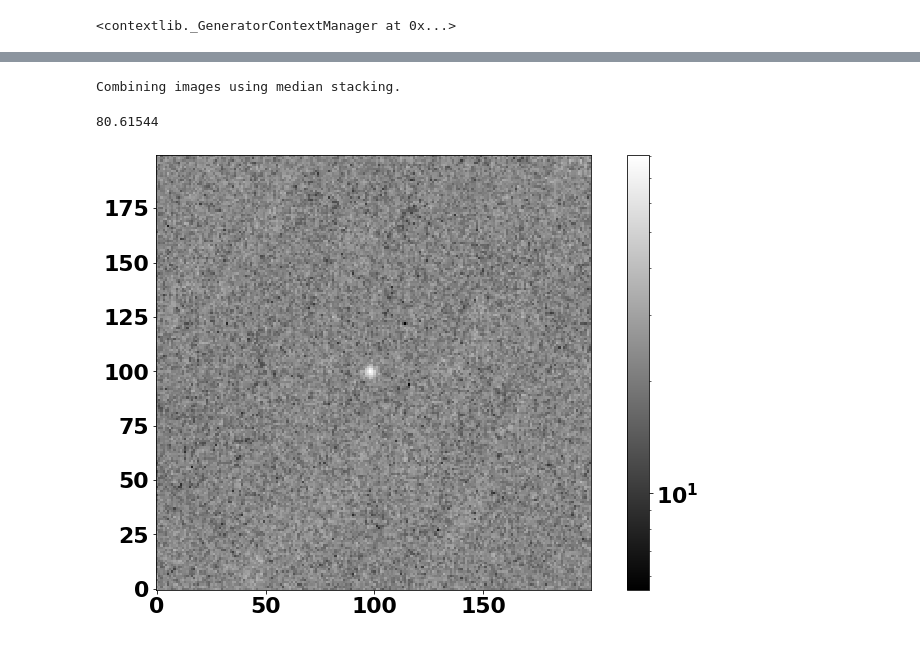
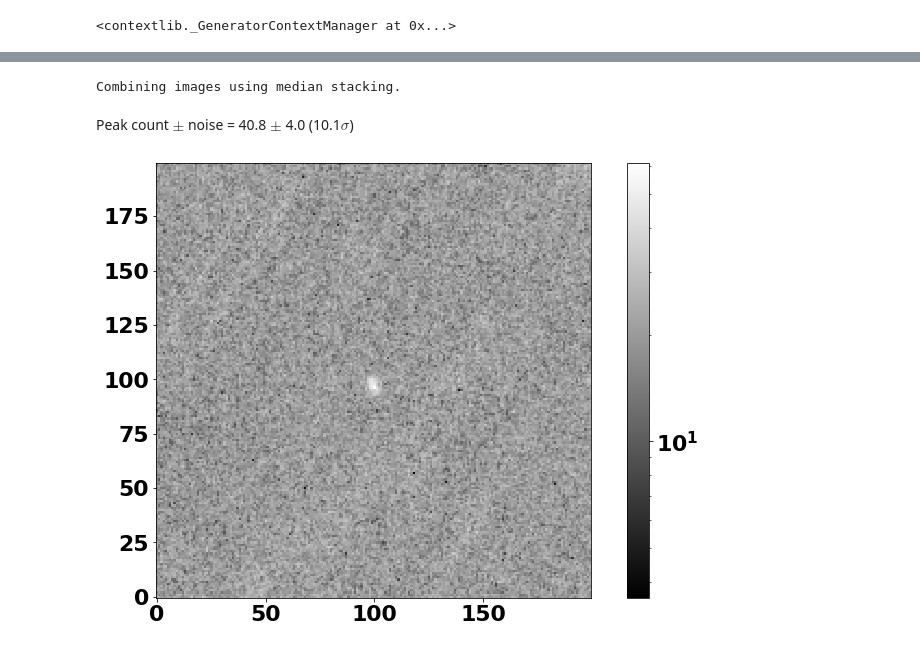
Before and after one commit to matthewjohnpayne/shifty, a Jupyter notebook: notebooks/debug_transform.ipynb, the cells around one changed output, grey strips where cells are left out. Cells and saved outputs as stored; diff of their text form; code cells hidden in the pictures.

```diff
--- a/notebooks/debug_transform.ipynb
+++ b/notebooks/debug_transform.ipynb
@@ -546,0 +515,29 @@ times = np.array([dh['SHIFTY_MJD_MID'] for dh in D.image_data.header]) + 2400000
+# %%
+# Get centre pixel from WCS
+CRPIX1 = D.image_data.header[0]['CRPIX1']
+CRPIX2 = D.image_data.header[0]['CRPIX2']
+# RA & Dec of centre pixel & then offset 100 pixels in each direction:
+ra_CRPIX, dec_CRPIX = np.array(D.image_data.WCS[0].all_pix2world(CRPIX1, CRPIX2, 1))
+ra1, dec1 = np.array(D.image_data.WCS[0].all_pix2world(CRPIX1+100, CRPIX2, 1))
+ra2, dec2 = np.array(D.image_data.WCS[0].all_pix2world(CRPIX1-100, CRPIX2, 1))
+ra3, dec3 = np.array(D.image_data.WCS[0].all_pix2world(CRPIX1, CRPIX2+100, 1))
+ra4, dec4 = np.array(D.image_data.WCS[0].all_pix2world(CRPIX1, CRPIX2-100, 1))
+
+# delta_ra & delta_dec of the four offsets:
+d1=np.array([(ra1-ra_CRPIX)/np.cos(np.radians((dec_CRPIX+dec1)/2)), dec1-dec_CRPIX])
+d2=np.array([(ra2-ra_CRPIX)/np.cos(np.radians((dec_CRPIX+dec2)/2)), dec2-dec_CRPIX])
+d3=np.array([(ra3-ra_CRPIX)/np.cos(np.radians((dec_CRPIX+dec3)/2)), dec3-dec_CRPIX])
+d4=np.array([(ra4-ra_CRPIX)/np.cos(np.radians((dec_CRPIX+dec4)/2)), dec4-dec_CRPIX])
+
+#Pixel scale:
+pix_scale4 = (np.sum([d1 ** 2, d2 ** 2, d3 ** 2, d4 ** 2], 1)) ** 0.5 * 3600 / 100
+pix_scale = np.array([np.mean(pix_scale4[0:2]), np.mean(pix_scale4[2:])])
+print(f'Pixel scale (x-dir, y-dir) = {pix_scale}')
+
+#angle between pixel grid and RA-Dec coordinates
+angle = np.array([np.arctan2(d1[0], d1[1]) , np.arctan2(-d2[0], -d2[1]),
+                  np.arctan2(-d3[1], d3[0]), np.arctan2(d4[1], -d4[0])]) % (2*np.pi)
+print(f'Angle acw between positive RA and positive x-axis of pixel grid: {np.degrees(angle[0]):8.4f}')
+print(f'Angle acw between positive RA and positive x-axis of pixel grid: {np.degrees(angle[1]):8.4f}')
+print(f'Angle acw between positive RA and positive x-axis of pixel grid: {np.degrees(angle[2]):8.4f}')
+print(f'Angle acw between positive RA and positive x-axis of pixel grid: {np.degrees(angle[3]):8.4f}')
@@ -547,13 +598,19 @@ times = np.array([dh['SHIFTY_MJD_MID'] for dh in D.image_data.header]) + 2400000
 # %%
-'''Shift+stack using the known (from Horizons + WCS) shifts.'''
+'''
+Shift and stack using the calculated shifts.
+'''
 importlib.reload(imagehandler)
 D=imagehandler.DataHandler(filenames)
-D.integer_shift(shifts, padmean=True)
+D.integer_shift(rotated, padmean=True)
 D.stack(shifted=True, median_combine=True)
 plt.imshow((D.stacked_data.data-np.nanmin(D.stacked_data.data))[520:720,405:605], origin='lower', cmap='gray',norm=LogNorm())
 cbar = plt.colorbar()
-np.max((D.stacked_data.data-np.nanmin(D.stacked_data.data))[520:720,405:605])
+counts_above_background = (D.stacked_data.data[520:720,405:605]-np.nanmedian(D.stacked_data.data[520:720,405:605]))
+peak_count = np.max(counts_above_background[80:120,80:120])
+noise = np.std(counts_above_background)
+sigma = peak_count / noise
+display(Markdown(fr'Peak count $\pm$ noise = {peak_count:4.1f} $\pm$ {noise:4.1f} ({sigma:4.1f}$\sigma$)'))
 # %% [output]
 Combining images using median stacking.
-80.61544
+Peak count $\pm$ noise = 40.8 $\pm$  4.0 (10.1$\sigma$)
-[figure, old version]
+[figure, new version]
```
Also changed, not shown: parts of 39 cells of this notebook.
